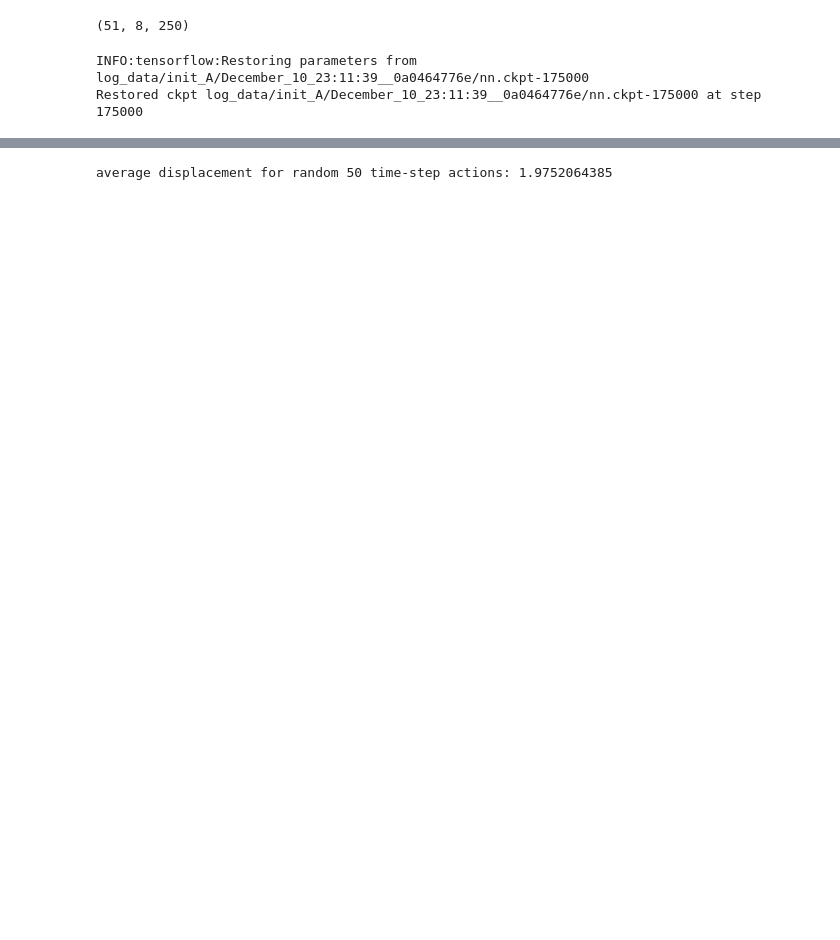
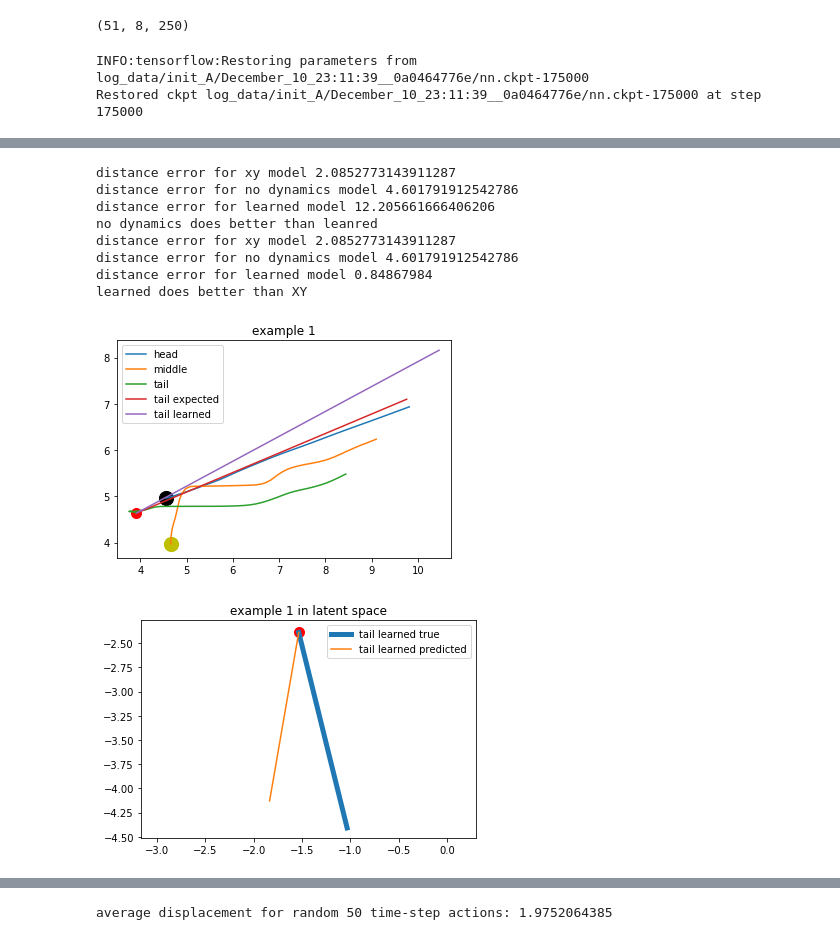
Before and after one commit to UM-ARM-Lab/unreliable-deform-manipulation, a Jupyter notebook: link_bot_notebooks/src/link_bot_notebooks/check_state_prediction_loss.ipynb, the cells around one changed output, grey strips where cells are left out. Saved outputs shown, nothing was run; the diff lists cells and outputs as text; code cells hidden in the pictures; blank space fills up the shorter version.

```diff
--- a/link_bot_notebooks/src/link_bot_notebooks/check_state_prediction_loss.ipynb
+++ b/link_bot_notebooks/src/link_bot_notebooks/check_state_prediction_loss.ipynb
@@ -80,2 +134,16 @@ extra sad
+# %%
+compare_predictions(1)
+compare_predictions_in_latent_space(1)
+# %% [output]
+distance error for xy model 2.0852773143911287
+distance error for no dynamics model 4.601791912542786
+distance error for learned model 12.205661666406206
+no dynamics does better than leanred
+distance error for xy model 2.0852773143911287
+distance error for no dynamics model 4.601791912542786
+distance error for learned model 0.84867984
+learned does better than XY
+[figure, added]
+[figure, added]
 # %%
 compare_predictions(2)
```
Also changed, not shown: parts of 13 cells of this notebook, 3 other files.
